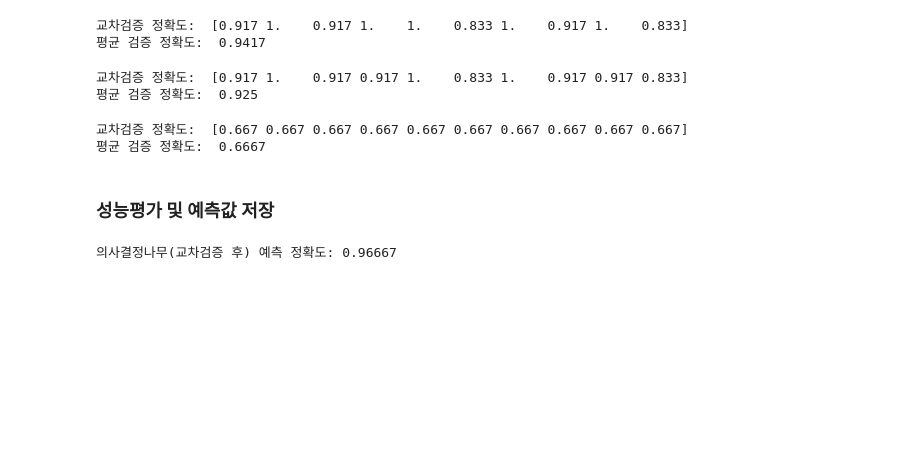
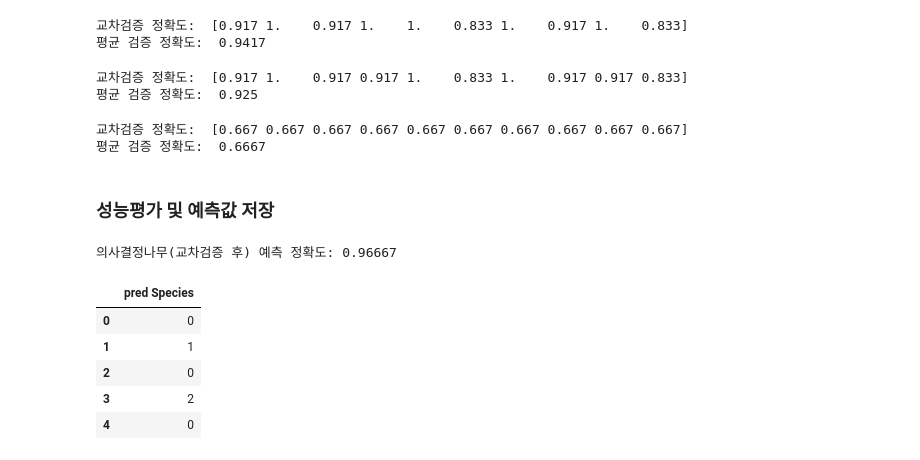
Before and after one commit to chw8207/ADP-study, a Jupyter notebook: 머신러닝_프로세스.ipynb, the cells around one changed output. Drawn from its saved outputs; the diff is of its cells as text; code cells hidden in the pictures; blank space fills up the shorter version.

```diff
--- a/머신러닝_프로세스.ipynb
+++ b/머신러닝_프로세스.ipynb
@@ -414,3 +414,14 @@ from sklearn.metrics import accuracy_score
 print(f'의사결정나무(교차검증 후) 예측 정확도: {accuracy_score(y_test, pred):.5f}')
 # %% [output]
 의사결정나무(교차검증 후) 예측 정확도: 0.96667
+# %%
+# 예측값 저장
+pred = pd.DataFrame(pred, columns = ['pred Species'])
+pred.head()
+# %% [output]
+|  | pred Species |
+| 0 | 0 |
+| 1 | 1 |
+| 2 | 0 |
+| 3 | 2 |
+| 4 | 0 |
```
Also changed, not shown: parts of 1 cell of this notebook.
